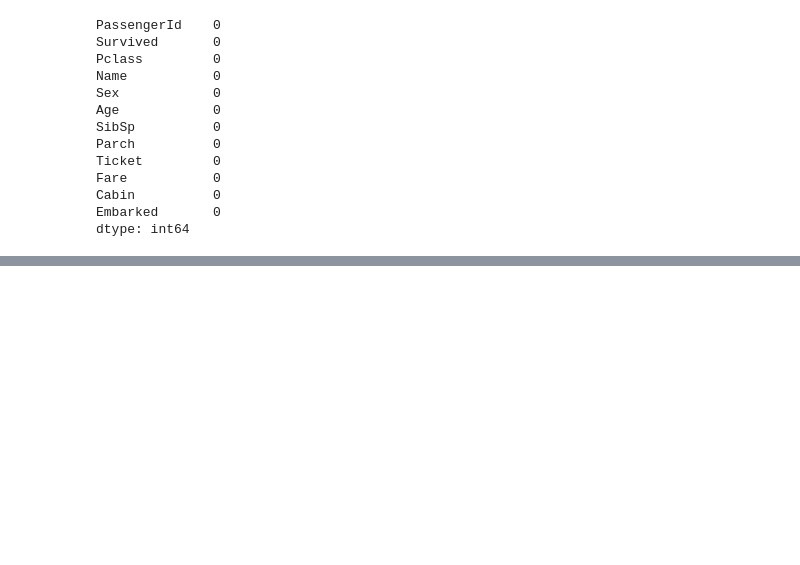
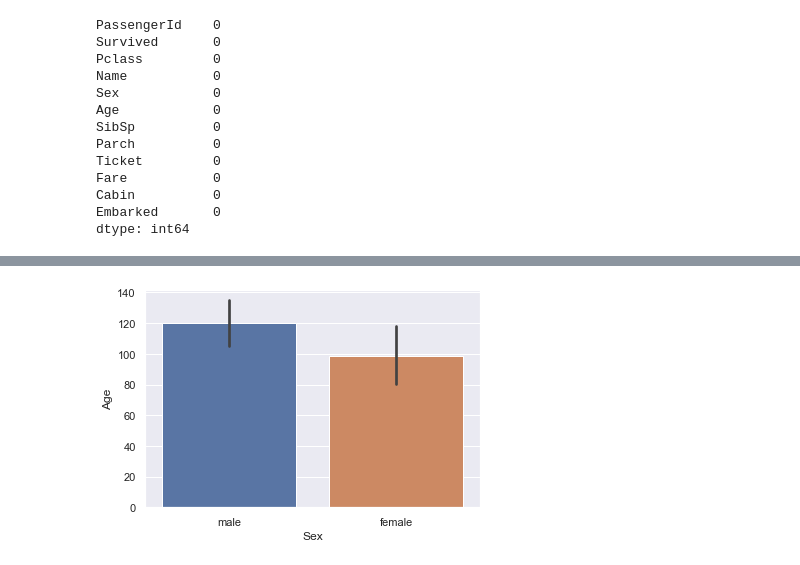
Before and after one commit to Hasibul-Islam/Titanic, a Jupyter notebook: Tictanic.ipynb, the cells around one changed output, grey strips where cells are left out. Saved outputs shown, nothing was run; the diff lists cells and outputs as text; code cells hidden in the pictures; blank space fills up the shorter version.

```diff
--- a/Tictanic.ipynb
+++ b/Tictanic.ipynb
@@ -117,0 +148,5 @@ plt.show()
+# %%
+plot = sns.barplot(x=df["Sex"],
+                   y=df["Age"])
+# %% [output]
+[figure, added]
```
Also changed, not shown: parts of 31 cells of this notebook.
